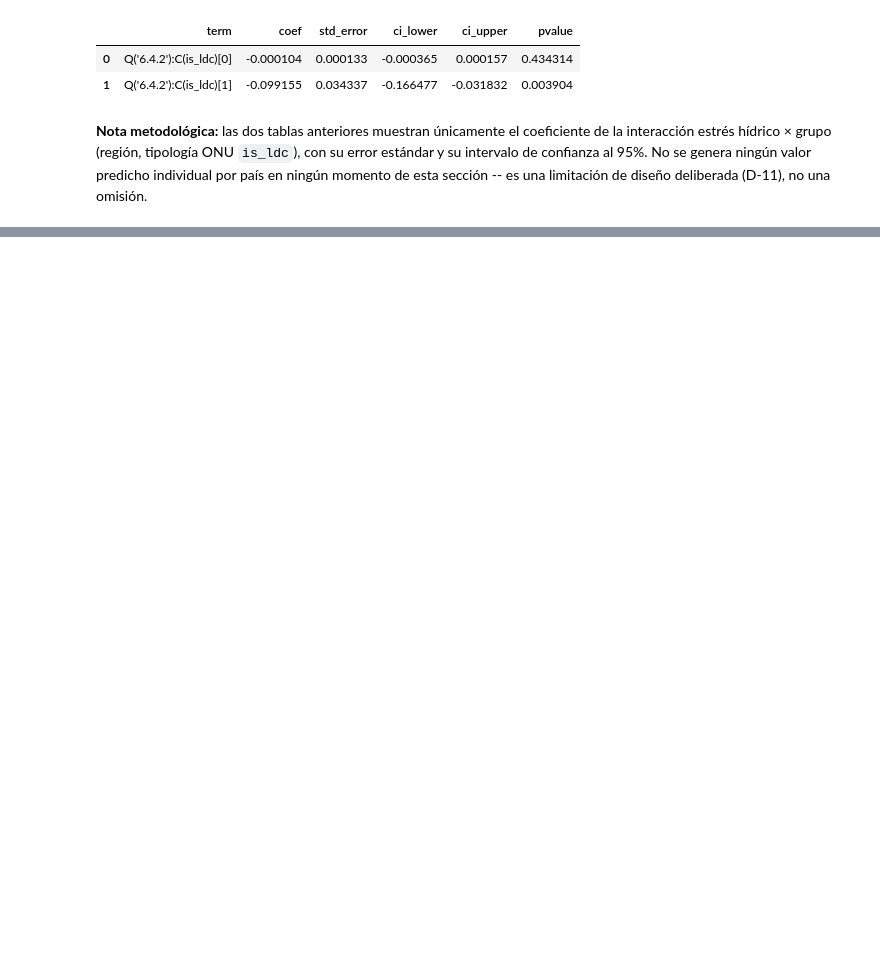
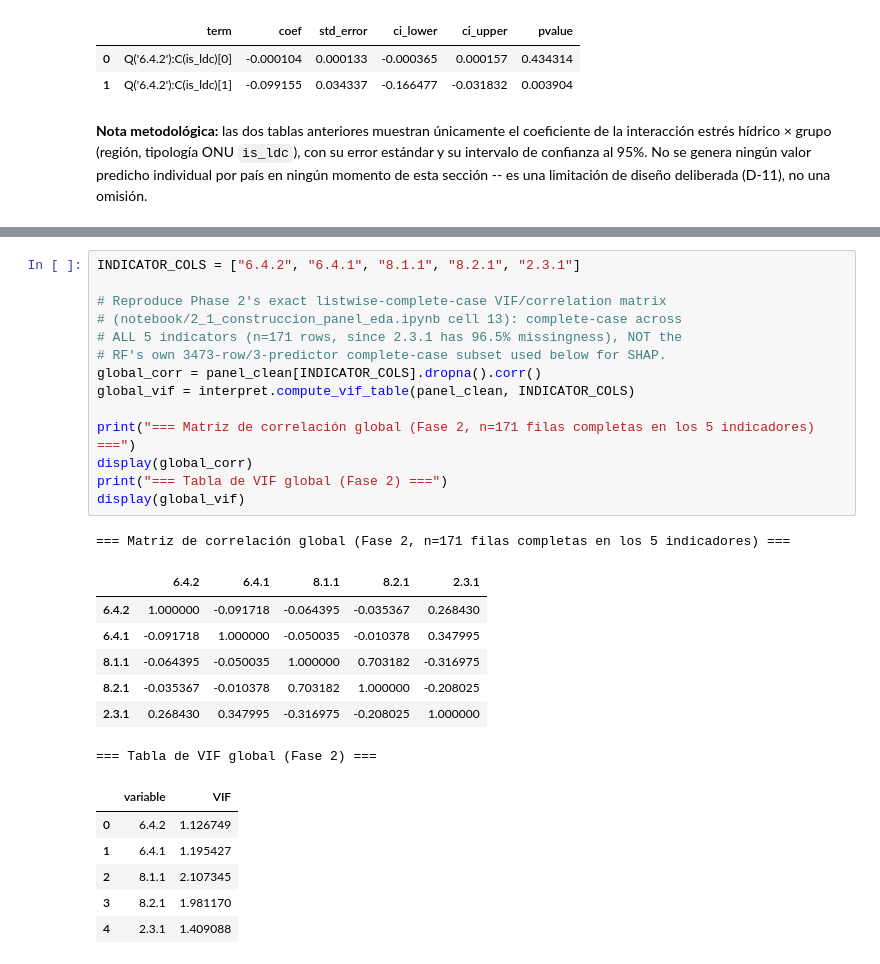
Before and after one commit to olba28/TFB, a Jupyter notebook: notebook/4_1_interpretabilidad_simulacion.ipynb, the cells around one changed output, grey strips where cells are left out. Saved outputs shown, nothing was run; the diff lists cells and outputs as text; blank space fills up the shorter version.

```diff
--- a/notebook/4_1_interpretabilidad_simulacion.ipynb
+++ b/notebook/4_1_interpretabilidad_simulacion.ipynb
@@ -266,0 +271,29 @@ Inputs contain missing values. Dropping rows with missing observations.
+# %%
+INDICATOR_COLS = ["6.4.2", "6.4.1", "8.1.1", "8.2.1", "2.3.1"]
+
+# Reproduce Phase 2's exact listwise-complete-case VIF/correlation matrix
+# (notebook/2_1_construccion_panel_eda.ipynb cell 13): complete-case across
+# ALL 5 indicators (n=171 rows, since 2.3.1 has 96.5% missingness), NOT the
+# RF's own 3473-row/3-predictor complete-case subset used below for SHAP.
+global_corr = panel_clean[INDICATOR_COLS].dropna().corr()
+global_vif = interpret.compute_vif_table(panel_clean, INDICATOR_COLS)
+
+print("=== Matriz de correlación global (Fase 2, n=171 filas completas en los 5 indicadores) ===")
+display(global_corr)
+print("=== Tabla de VIF global (Fase 2) ===")
+display(global_vif)
+# %% [output]
+=== Matriz de correlación global (Fase 2, n=171 filas completas en los 5 indicadores) ===
+|  | 6.4.2 | 6.4.1 | 8.1.1 | 8.2.1 | 2.3.1 |
+| 6.4.2 | 1.000000 | -0.091718 | -0.064395 | -0.035367 | 0.268430 |
+| 6.4.1 | -0.091718 | 1.000000 | -0.050035 | -0.010378 | 0.347995 |
+| 8.1.1 | -0.064395 | -0.050035 | 1.000000 | 0.703182 | -0.316975 |
+| 8.2.1 | -0.035367 | -0.010378 | 0.703182 | 1.000000 | -0.208025 |
+| 2.3.1 | 0.268430 | 0.347995 | -0.316975 | -0.208025 | 1.000000 |
+=== Tabla de VIF global (Fase 2) ===
+|  | variable | VIF |
+| 0 | 6.4.2 | 1.126749 |
+| 1 | 6.4.1 | 1.195427 |
+| 2 | 8.1.1 | 2.107345 |
+| 3 | 8.2.1 | 1.981170 |
+| 4 | 2.3.1 | 1.409088 |
```
Also changed, not shown: parts of 14 cells of this notebook.
